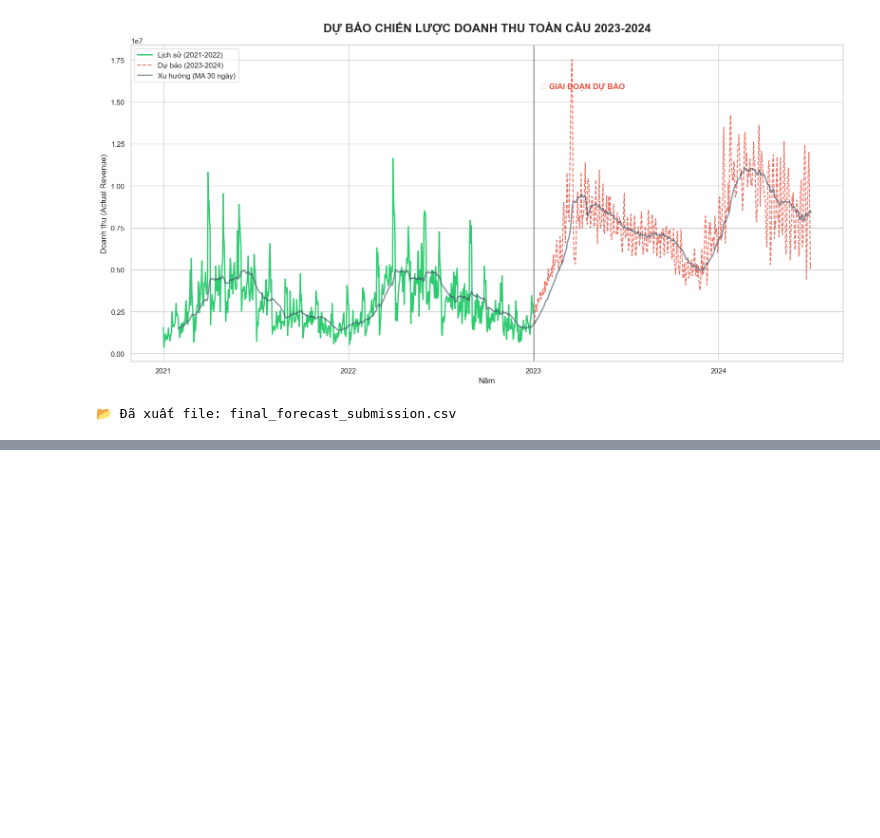
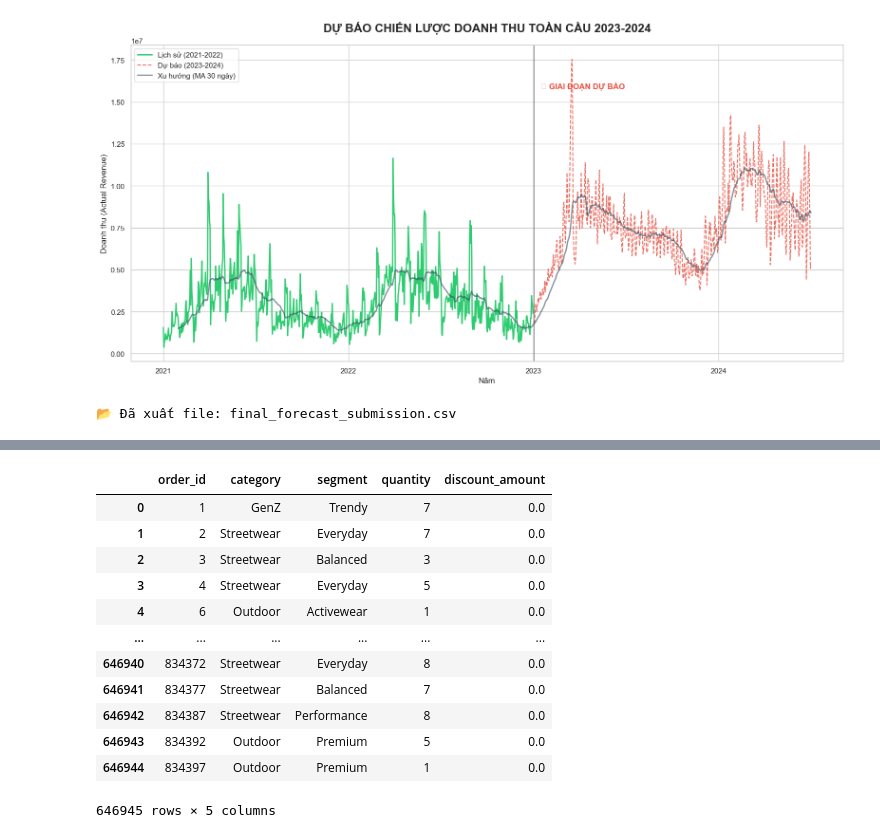
Before and after one commit to lamducanhkhoarubik-spec/Datathon_UITUT, a Jupyter notebook: code/eda/predictive.ipynb, the cells around one changed output, grey strips where cells are left out. Saved outputs shown, nothing was run; the diff lists cells and outputs as text; code cells hidden in the pictures; blank space fills up the shorter version.

```diff
--- a/code/eda/predictive.ipynb
+++ b/code/eda/predictive.ipynb
@@ -340,0 +604,16 @@ ConversionError: Failed to convert value(s) to axis units: Timestamp('2023-01-01
+# %%
+df_order_features
+# %% [output]
+|  | order_id | category | segment | quantity | discount_amount |
+| 0 | 1 | GenZ | Trendy | 7 | 0.0 |
+| 1 | 2 | Streetwear | Everyday | 7 | 0.0 |
+| 2 | 3 | Streetwear | Balanced | 3 | 0.0 |
+| 3 | 4 | Streetwear | Everyday | 5 | 0.0 |
+| 4 | 6 | Outdoor | Activewear | 1 | 0.0 |
+| ... | ... | ... | ... | ... | ... |
+| 646940 | 834372 | Streetwear | Everyday | 8 | 0.0 |
+| 646941 | 834377 | Streetwear | Balanced | 7 | 0.0 |
+| 646942 | 834387 | Streetwear | Performance | 8 | 0.0 |
+| 646943 | 834392 | Outdoor | Premium | 5 | 0.0 |
+| 646944 | 834397 | Outdoor | Premium | 1 | 0.0 |
+646945 rows × 5 columns
```
Also changed, not shown: parts of 18 cells of this notebook, 3 other files.
